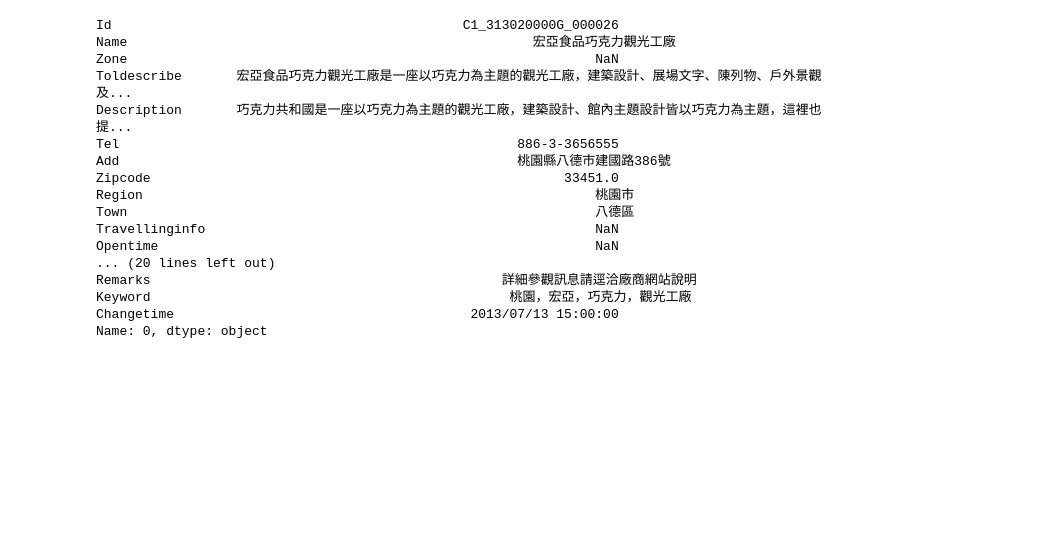
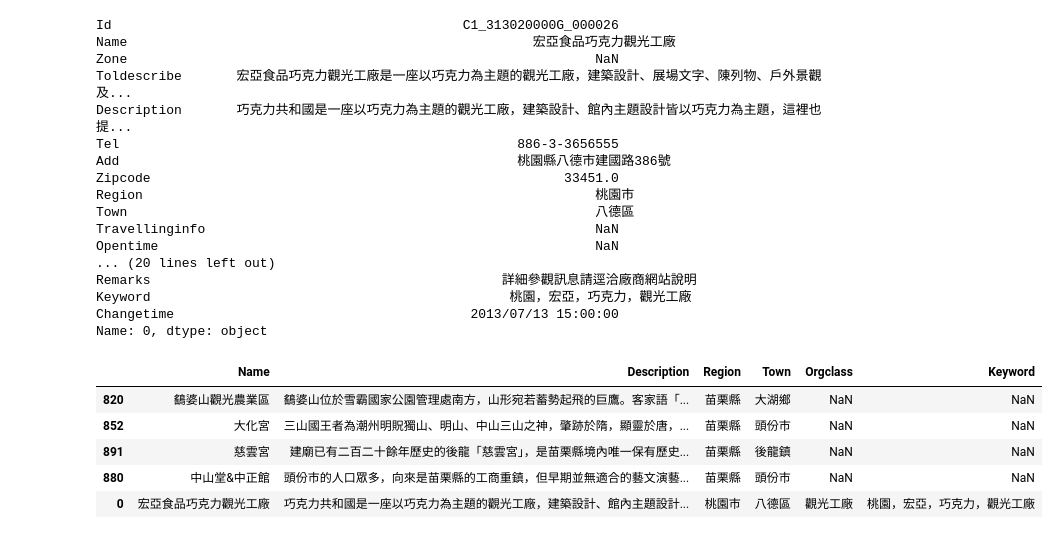
Before and after one commit to PipiHi0926/llm-course-zh, a Jupyter notebook: C10-Data_embedding.ipynb, the cells around one changed output. Saved outputs shown, nothing was run; the diff lists cells and outputs as text; code cells hidden in the pictures; blank space fills up the shorter version.

```diff
--- a/C10-Data_embedding.ipynb
+++ b/C10-Data_embedding.ipynb
@@ -109,3 +111,12 @@ Name: 0, dtype: object
 # %%
 # 以下假設我認為Name, Description, Region, Town, Orgclass, Keyword是要保留的重要欄位
 tw_tourism_filtered_df = tw_tourism_filtered_df[['Name', 'Description', 'Region', 'Town', 'Orgclass', 'Keyword']]
+
+tw_tourism_filtered_df.head(5)
+# %% [output]
+|  | Name | Description | Region | Town | Orgclass | Keyword |
+| 820 | 鷂婆山觀光農業區 | 鷂婆山位於雪霸國家公園管理處南方，山形宛若蓄勢起飛的巨鷹。客家語「... | 苗栗縣 | 大湖鄉 | NaN | NaN |
+| 852 | 大化宮 | 三山國王者為潮州明貺獨山、明山、中山三山之神，肇跡於隋，顯靈於唐，... | 苗栗縣 | 頭份市 | NaN | NaN |
+| 891 | 慈雲宮 | 建廟已有二百二十餘年歷史的後龍「慈雲宮」，是苗栗縣境內唯一保有歷史... | 苗栗縣 | 後龍鎮 | NaN | NaN |
+| 880 | 中山堂&中正館 | 頭份市的人口眾多，向來是苗栗縣的工商重鎮，但早期並無適合的藝文演藝... | 苗栗縣 | 頭份市 | NaN | NaN |
+| 0 | 宏亞食品巧克力觀光工廠 | 巧克力共和國是一座以巧克力為主題的觀光工廠，建築設計、館內主題設計... | 桃園市 | 八德區 | 觀光工廠 | 桃園，宏亞，巧克力，觀光工廠 |
```
Also changed, not shown: parts of 9 cells of this notebook, 15 other files.
